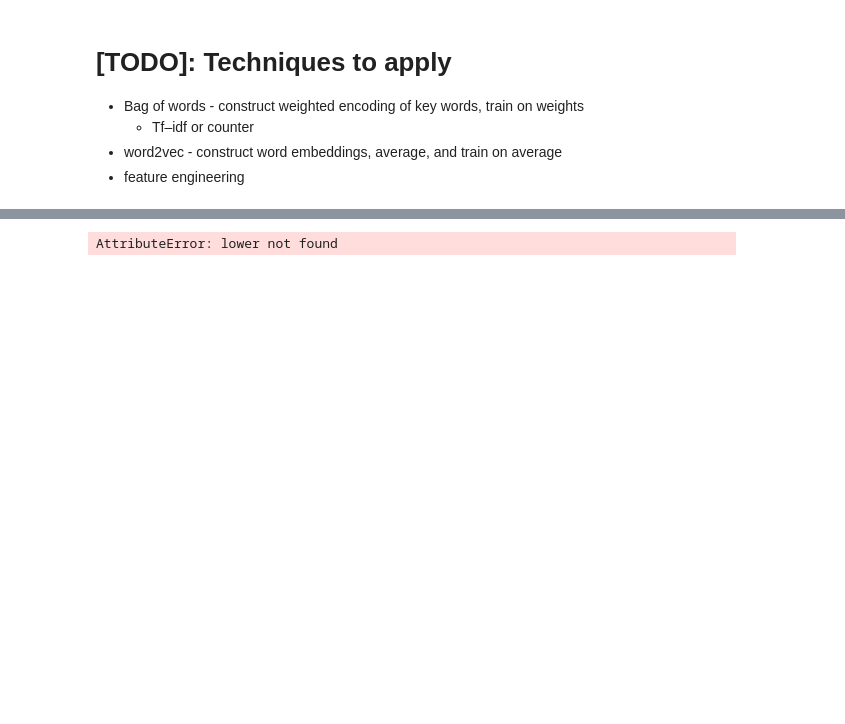
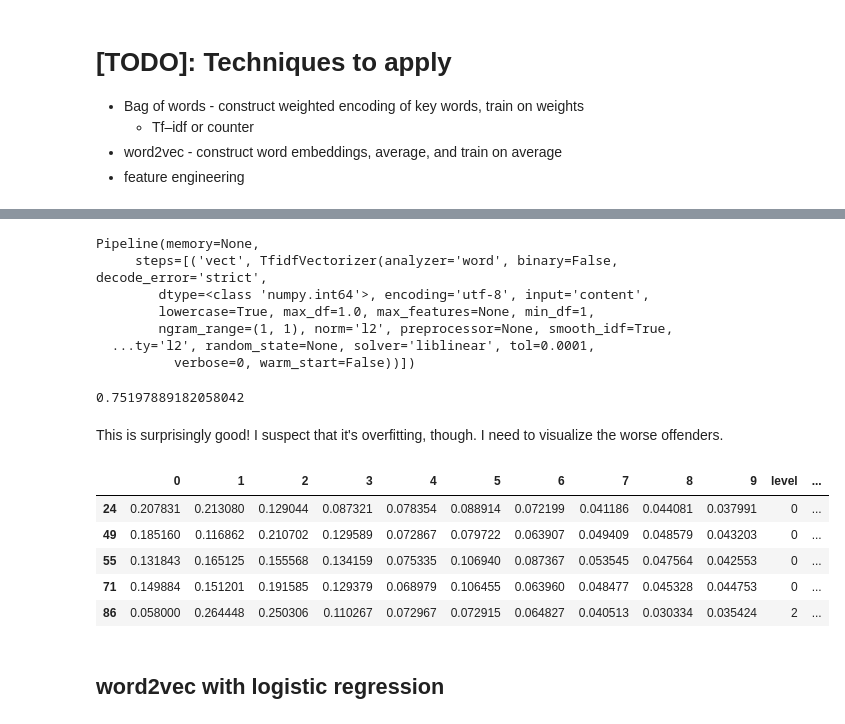
Before and after one commit to wisygig/cr, a Jupyter notebook: Text data.ipynb, the cells around one changed output, grey strips where cells are left out. Saved outputs shown, nothing was run; the diff lists cells and outputs as text; code cells hidden in the pictures; blank space fills up the shorter version.

Commit message:
WIP - add word2vec

```diff
--- a/Text data.ipynb
+++ b/Text data.ipynb
@@ -25,3 +32,7 @@ spells_df = spells_df.fillna('')
+# %%
+spells_df.loc[166, 'level'] = '8'
+# %%
+spells_df['level'] = spells_df.level.apply(lambda x: '0' if x == 'cantrip' else x)
 # %% [markdown]
 # Text analysis methods
 This follows Patrick Harrison's [**Modern NLP in Python**](https://github.com/skipgram/modern-nlp-in-python/blob/master/executable/Modern_NLP_in_Python.ipynb) tutorial.
@@ -239,14 +207,42 @@ vx = vectorizer.fit_transform(X)
 # %%
 from sklearn.feature_extraction.text import TfidfVectorizer
-from sklearn.linear_model import SGDClassifier
+from sklearn.linear_model import LogisticRegression
 from sklearn.model_selection import GridSearchCV
 from sklearn.pipeline import Pipeline
 
 pipeline = Pipeline([
     ('vect', TfidfVectorizer()),
-    ('clf', SGDClassifier()),
+    ('clf', LogisticRegression()),
 ])
 
-pipeline.fit(vx, y)
+pipeline.fit(X, y)
 # %% [output]
-AttributeError: lower not found
+Pipeline(memory=None,
+     steps=[('vect', TfidfVectorizer(analyzer='word', binary=False, decode_error='strict',
+        dtype=<class 'numpy.int64'>, encoding='utf-8', input='content',
+        lowercase=True, max_df=1.0, max_features=None, min_df=1,
+        ngram_range=(1, 1), norm='l2', preprocessor=None, smooth_idf=True,
+  ...ty='l2', random_state=None, solver='liblinear', tol=0.0001,
+          verbose=0, warm_start=False))])
+# %%
+pipeline.score(X, y)
+# %% [output]
+0.75197889182058042
+# %% [markdown]
+This is surprisingly good! I suspect that it's overfitting, though. I need to visualize the worse offenders.
+# %%
+pred = pd.DataFrame(pipeline.predict_proba(X), columns=pipeline.classes_)
+pred['level'] = y
+pred['level_hat'] = pipeline.predict(X)
+pred['name'] = spells_df['name']
+# %%
+pred[pred.level != pred.level_hat].head()
+# %% [output]
+|  | 0 | 1 | 2 | 3 | 4 | 5 | 6 | 7 | 8 | 9 | level | ... |
+| 24 | 0.207831 | 0.213080 | 0.129044 | 0.087321 | 0.078354 | 0.088914 | 0.072199 | 0.041186 | 0.044081 | 0.037991 | 0 | ... |
+| 49 | 0.185160 | 0.116862 | 0.210702 | 0.129589 | 0.072867 | 0.079722 | 0.063907 | 0.049409 | 0.048579 | 0.043203 | 0 | ... |
+| 55 | 0.131843 | 0.165125 | 0.155568 | 0.134159 | 0.075335 | 0.106940 | 0.087367 | 0.053545 | 0.047564 | 0.042553 | 0 | ... |
+| 71 | 0.149884 | 0.151201 | 0.191585 | 0.129379 | 0.068979 | 0.106455 | 0.063960 | 0.048477 | 0.045328 | 0.044753 | 0 | ... |
+| 86 | 0.058000 | 0.264448 | 0.250306 | 0.110267 | 0.072967 | 0.072915 | 0.064827 | 0.040513 | 0.030334 | 0.035424 | 2 | ... |
+# %% [markdown]
+## word2vec with logistic regression
```
Also changed, not shown: parts of 13 cells of this notebook.
